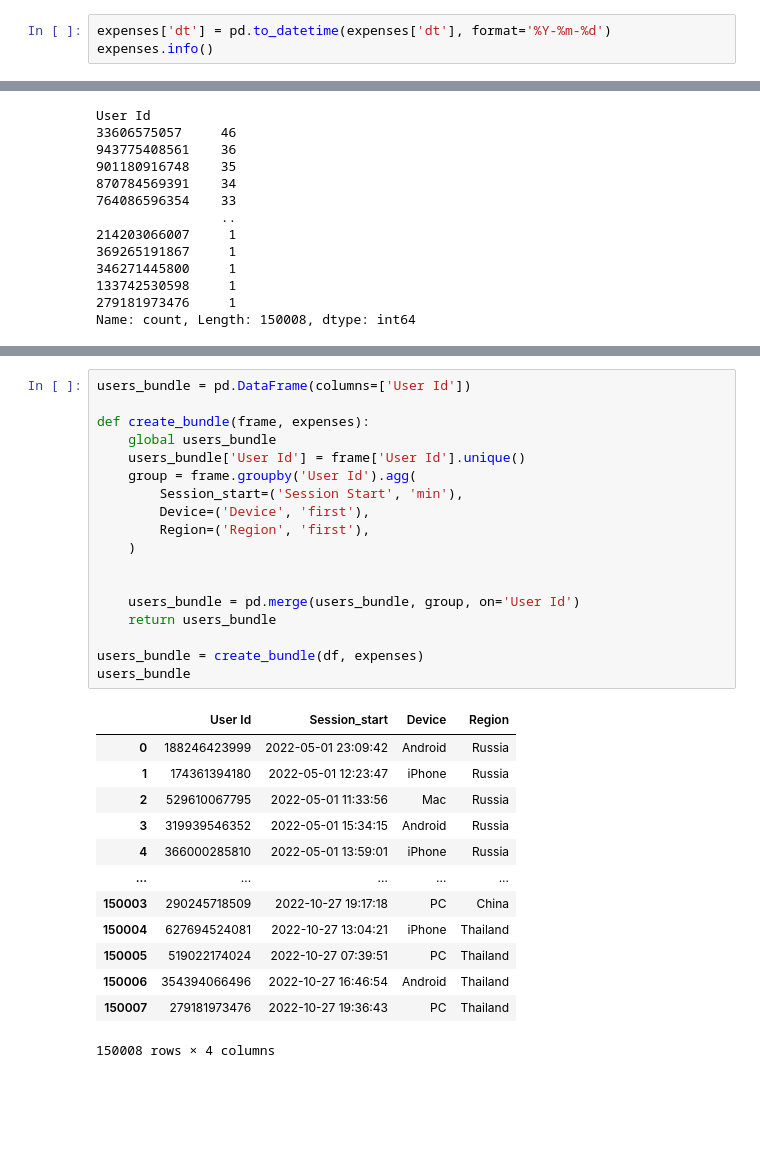
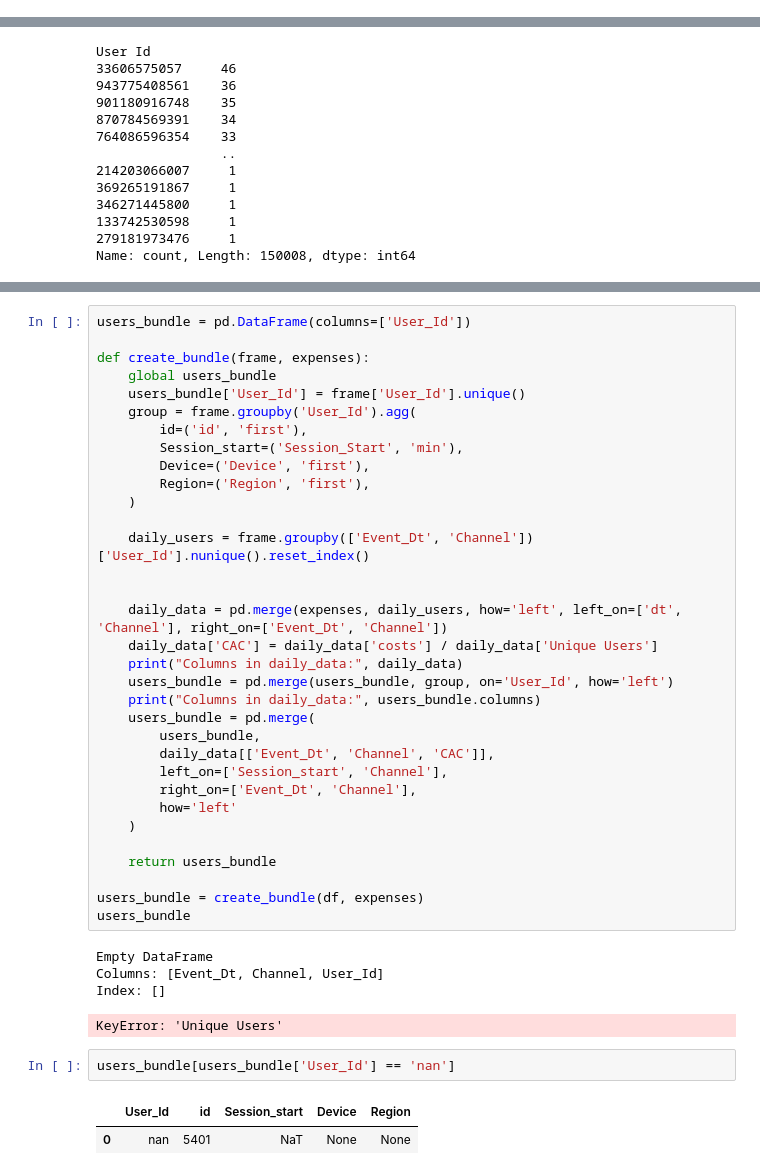
Before and after one commit to tespip/nenyam, a Jupyter notebook: Report_C1.ipynb, the cells around one changed output, grey strips where cells are left out. Saved outputs shown, nothing was run; the diff lists cells and outputs as text; blank space fills up the shorter version.

```diff
--- a/Report_C1.ipynb
+++ b/Report_C1.ipynb
@@ -200,6 +264,3 @@ memory usage: 42.3+ KB
 expenses.duplicated().sum()
 # %% [output]
 0
-# %%
-expenses['dt'] = pd.to_datetime(expenses['dt'], format='%Y-%m-%d')
-expenses.info()
@@ -374,32 +399,43 @@ df
 # %%
-users_bundle = pd.DataFrame(columns=['User Id'])
+users_bundle = pd.DataFrame(columns=['User_Id'])
 
 def create_bundle(frame, expenses):
     global users_bundle
-    users_bundle['User Id'] = frame['User Id'].unique()
-    group = frame.groupby('User Id').agg(
-        Session_start=('Session Start', 'min'),
+    users_bundle['User_Id'] = frame['User_Id'].unique()
+    group = frame.groupby('User_Id').agg(
+        id=('id', 'first'),
+        Session_start=('Session_Start', 'min'),
         Device=('Device', 'first'),
         Region=('Region', 'first'),
     )
 
+    daily_users = frame.groupby(['Event_Dt', 'Channel'])['User_Id'].nunique().reset_index()
 
-    users_bundle = pd.merge(users_bundle, group, on='User Id')
+
+    daily_data = pd.merge(expenses, daily_users, how='left', left_on=['dt', 'Channel'], right_on=['Event_Dt', 'Channel'])
+    daily_data['CAC'] = daily_data['costs'] / daily_data['Unique Users']
+    print("Columns in daily_data:", daily_data)
+    users_bundle = pd.merge(users_bundle, group, on='User_Id', how='left')
+    print("Columns in daily_data:", users_bundle.columns)
+    users_bundle = pd.merge(
+        users_bundle,
+        daily_data[['Event_Dt', 'Channel', 'CAC']],
+        left_on=['Session_start', 'Channel'],
+        right_on=['Event_Dt', 'Channel'],
+        how='left'
+    )
+
     return users_bundle
 
 users_bundle = create_bundle(df, expenses)
 users_bundle
 # %% [output]
-|  | User Id | Session_start | Device | Region |
-| 0 | 188246423999 | 2022-05-01 23:09:42 | Android | Russia |
-| 1 | 174361394180 | 2022-05-01 12:23:47 | iPhone | Russia |
-| 2 | 529610067795 | 2022-05-01 11:33:56 | Mac | Russia |
-| 3 | 319939546352 | 2022-05-01 15:34:15 | Android | Russia |
-| 4 | 366000285810 | 2022-05-01 13:59:01 | iPhone | Russia |
-| ... | ... | ... | ... | ... |
-| 150003 | 290245718509 | 2022-10-27 19:17:18 | PC | China |
-| 150004 | 627694524081 | 2022-10-27 13:04:21 | iPhone | Thailand |
-| 150005 | 519022174024 | 2022-10-27 07:39:51 | PC | Thailand |
-| 150006 | 354394066496 | 2022-10-27 16:46:54 | Android | Thailand |
-| 150007 | 279181973476 | 2022-10-27 19:36:43 | PC | Thailand |
-150008 rows × 4 columns
+Empty DataFrame
+Columns: [Event_Dt, Channel, User_Id]
+Index: []
+KeyError: 'Unique Users'
+# %%
+users_bundle[users_bundle['User_Id'] == 'nan']
+# %% [output]
+|  | User_Id | id | Session_start | Device | Region |
+| 0 | nan | 5401 | NaT | None | None |
```
Also changed, not shown: parts of 14 cells of this notebook.
